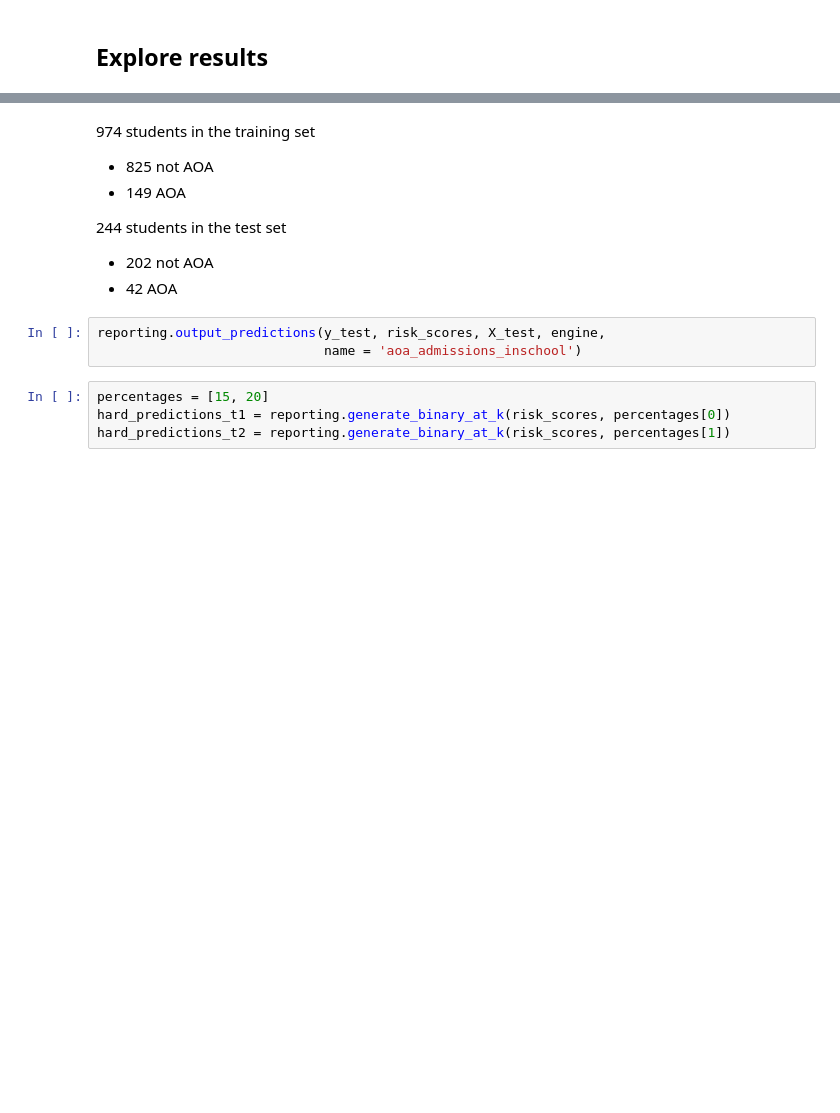
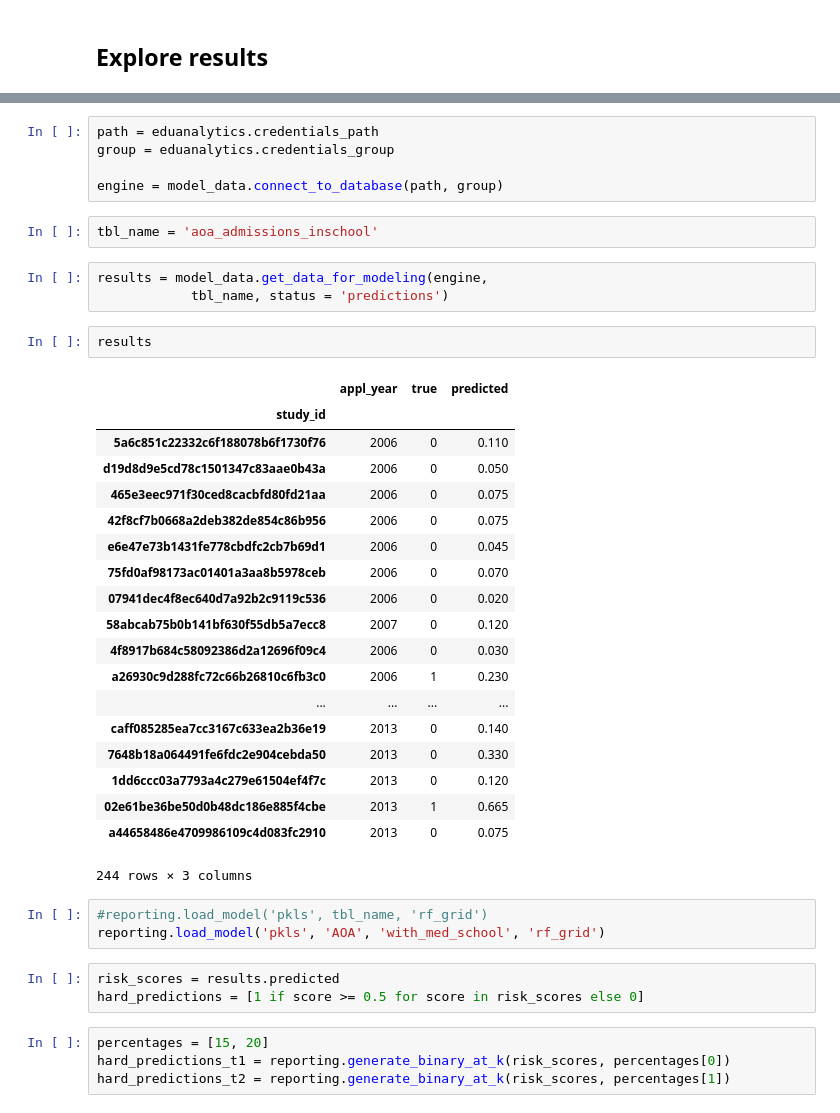
Before and after one commit to jgutman/eduanalytics, a Jupyter notebook: connecting_to_database_with_python.ipynb, the cells around one changed output, grey strips where cells are left out. Drawn from its saved outputs; the diff is of its cells as text; blank space fills up the shorter version.

```diff
--- a/connecting_to_database_with_python.ipynb
+++ b/connecting_to_database_with_python.ipynb
@@ -98,14 +21,41 @@ dtype: int64
-# %% [markdown]
-974 students in the training set
-- 825 not AOA
-- 149 AOA
-
-244 students in the test set
-- 202 not AOA
-- 42 AOA
-# %%
-reporting.output_predictions(y_test, risk_scores, X_test, engine,
-                             name = 'aoa_admissions_inschool')
+# %%
+path = eduanalytics.credentials_path
+group = eduanalytics.credentials_group
+
+engine = model_data.connect_to_database(path, group)
+# %%
+tbl_name = 'aoa_admissions_inschool'
+# %%
+results = model_data.get_data_for_modeling(engine,
+            tbl_name, status = 'predictions')
+# %%
+results
+# %% [output]
+|  | appl_year | true | predicted |
+| study_id |  |  |  |
+| 5a6c851c22332c6f188078b6f1730f76 | 2006 | 0 | 0.110 |
+| d19d8d9e5cd78c1501347c83aae0b43a | 2006 | 0 | 0.050 |
+| 465e3eec971f30ced8cacbfd80fd21aa | 2006 | 0 | 0.075 |
+| 42f8cf7b0668a2deb382de854c86b956 | 2006 | 0 | 0.075 |
+| e6e47e73b1431fe778cbdfc2cb7b69d1 | 2006 | 0 | 0.045 |
+| 75fd0af98173ac01401a3aa8b5978ceb | 2006 | 0 | 0.070 |
+| 07941dec4f8ec640d7a92b2c9119c536 | 2006 | 0 | 0.020 |
+| 58abcab75b0b141bf630f55db5a7ecc8 | 2007 | 0 | 0.120 |
+| 4f8917b684c58092386d2a12696f09c4 | 2006 | 0 | 0.030 |
+| a26930c9d288fc72c66b26810c6fb3c0 | 2006 | 1 | 0.230 |
+| ... | ... | ... | ... |
+| caff085285ea7cc3167c633ea2b36e19 | 2013 | 0 | 0.140 |
+| 7648b18a064491fe6fdc2e904cebda50 | 2013 | 0 | 0.330 |
+| 1dd6ccc03a7793a4c279e61504ef4f7c | 2013 | 0 | 0.120 |
+| 02e61be36be50d0b48dc186e885f4cbe | 2013 | 1 | 0.665 |
+| a44658486e4709986109c4d083fc2910 | 2013 | 0 | 0.075 |
+244 rows × 3 columns
+# %%
+#reporting.load_model('pkls', tbl_name, 'rf_grid')
+reporting.load_model('pkls', 'AOA', 'with_med_school', 'rf_grid')
+# %%
+risk_scores = results.predicted
+hard_predictions = [1 if score >= 0.5 for score in risk_scores else 0]
 # %%
 percentages = [15, 20]
 hard_predictions_t1 = reporting.generate_binary_at_k(risk_scores, percentages[0])
```
Also changed, not shown: parts of 15 cells of this notebook.
